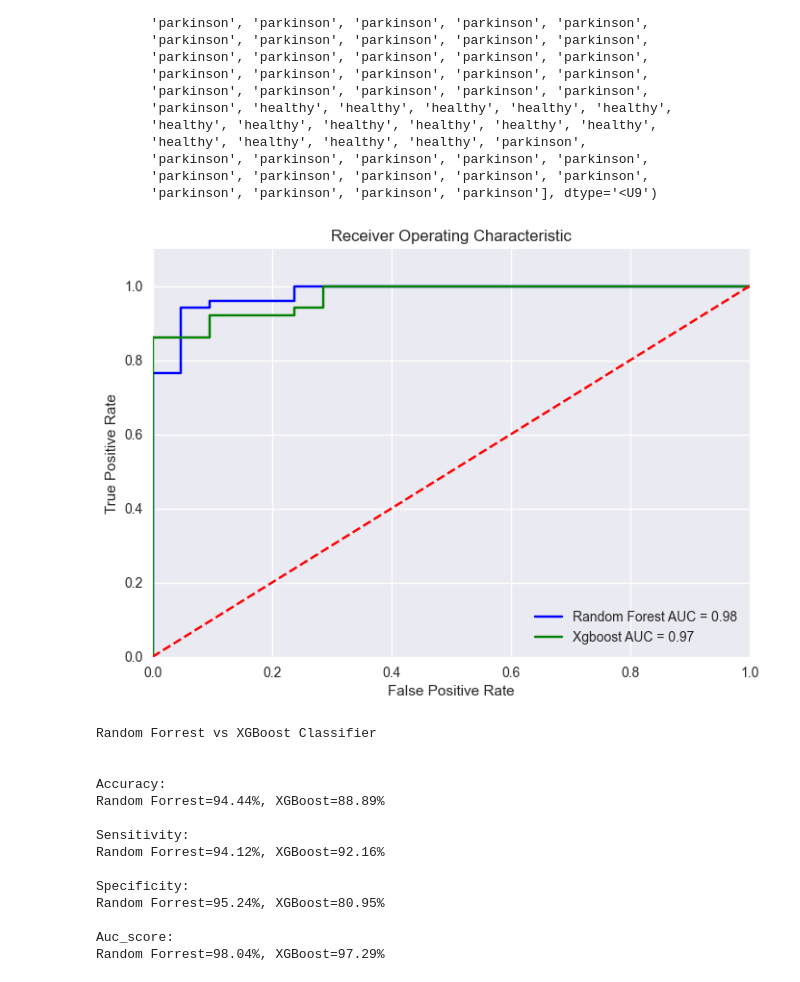
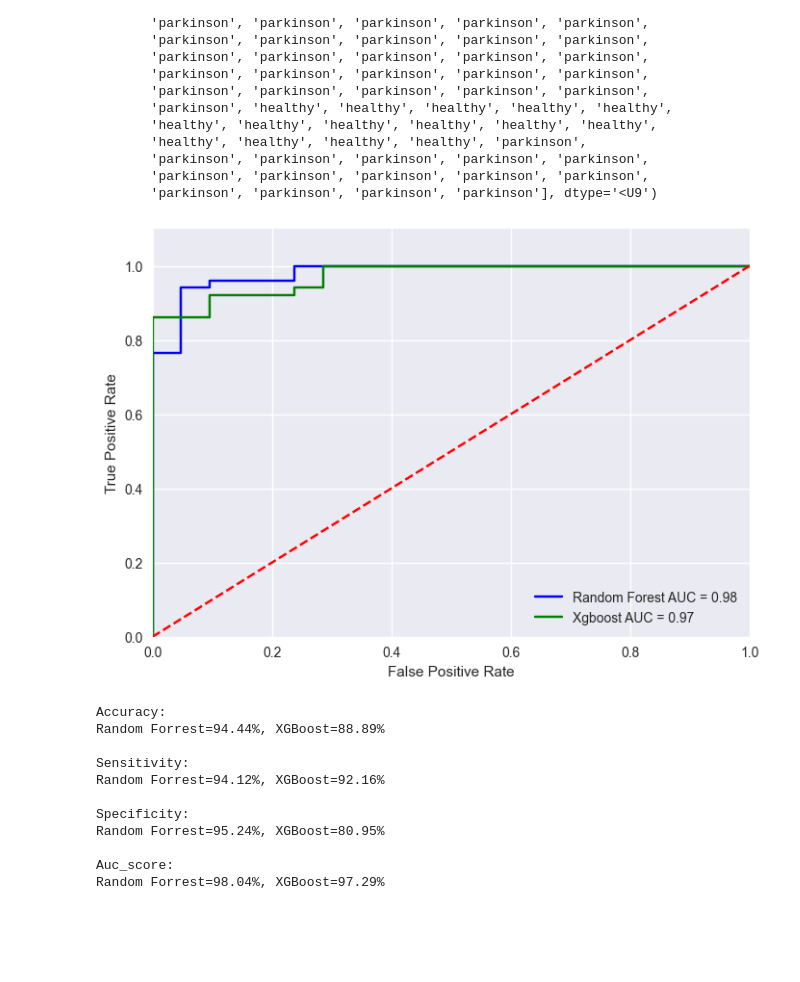
Before and after one commit to HeliaHashemipour/Parkinson, a Jupyter notebook: Drawing/detection.ipynb, the cells around one changed output. Saved outputs shown, nothing was run; the diff lists cells and outputs as text; code cells hidden in the pictures; blank space fills up the shorter version.

```diff
--- a/Drawing/detection.ipynb
+++ b/Drawing/detection.ipynb
@@ -146,47 +146,41 @@ models = {
     "Xgb": XGBClassifier()
 }
 # %%
-results = {}
+spiral_model = {}
 for model_name, classifier in models.items():
     result = train_and_evaluate_model(classifier, X_train, y_train, X_test, y_test)
-    results[model_name] = result
+    spiral_model[model_name] = result
 # %%
 import matplotlib.pyplot as plt
 
 
 # Create a list of model names and their corresponding colors for the plot
 models_info = [
     ("Rf", "blue", "Random Forest"),
     ("Xgb", "green", "Xgboost")
 ]
 
-plt.title('Receiver Operating Characteristic')
-
 for model_name, color, label_text in models_info:
-    fpr = models[model_name]["fpr"]
-    tpr = models[model_name]["tpr"]
-    auc_score = models[model_name]["auc_score"]
+    fpr = spiral_model[model_name]["fpr"]
+    tpr = spiral_model[model_name]["tpr"]
+    auc_score = spiral_model[model_name]["auc_score"]
     plt.plot(fpr, tpr, color=color, label=f'{label_text} AUC = {auc_score:.2f}')
 
 plt.legend(loc='lower right')
 plt.plot([0, 1], [0, 1], 'r--')
 plt.xlim([0, 1])
 plt.ylim([0, 1.1])
 plt.ylabel('True Positive Rate')
 plt.xlabel('False Positive Rate')
 plt.show()
 # %% [output]
-[figure, old version]
+[figure, new version]
 # %%
-print("Random Forrest vs XGBoost Classifier\n\n")
 for metric in ("accuracy", "sensitivity", "specificity", "auc_score"):
     print(f"{metric.capitalize()}: ")
     print("Random Forrest={:.2f}%, XGBoost={:.2f}% \n".format(
-        results['Rf'][metric]*100, results['Xgb'][metric]*100))
+        spiral_model['Rf'][metric]*100, spiral_model['Xgb'][metric]*100))
 # %% [output]
-Random Forrest vs XGBoost Classifier
-
-
 Accuracy:
 Random Forrest=94.44%, XGBoost=88.89%
 
```
Also changed, not shown: parts of 3 cells of this notebook, 4 other files.
